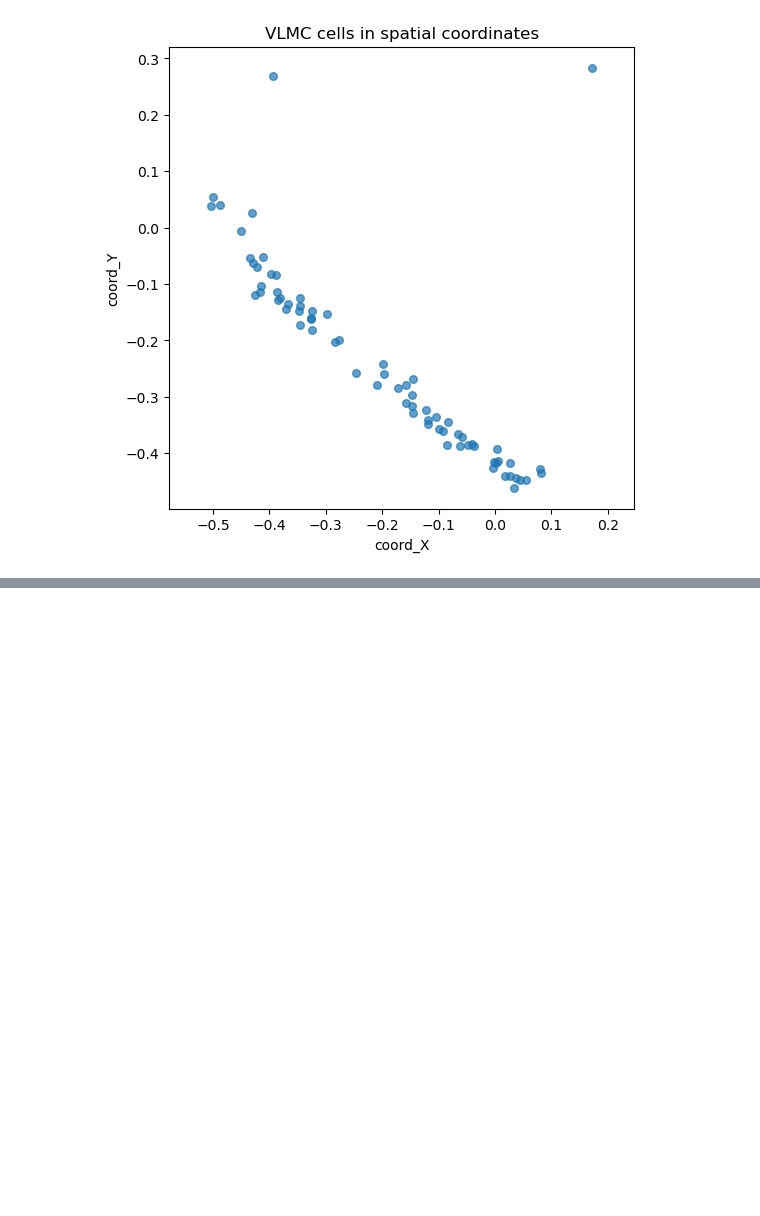
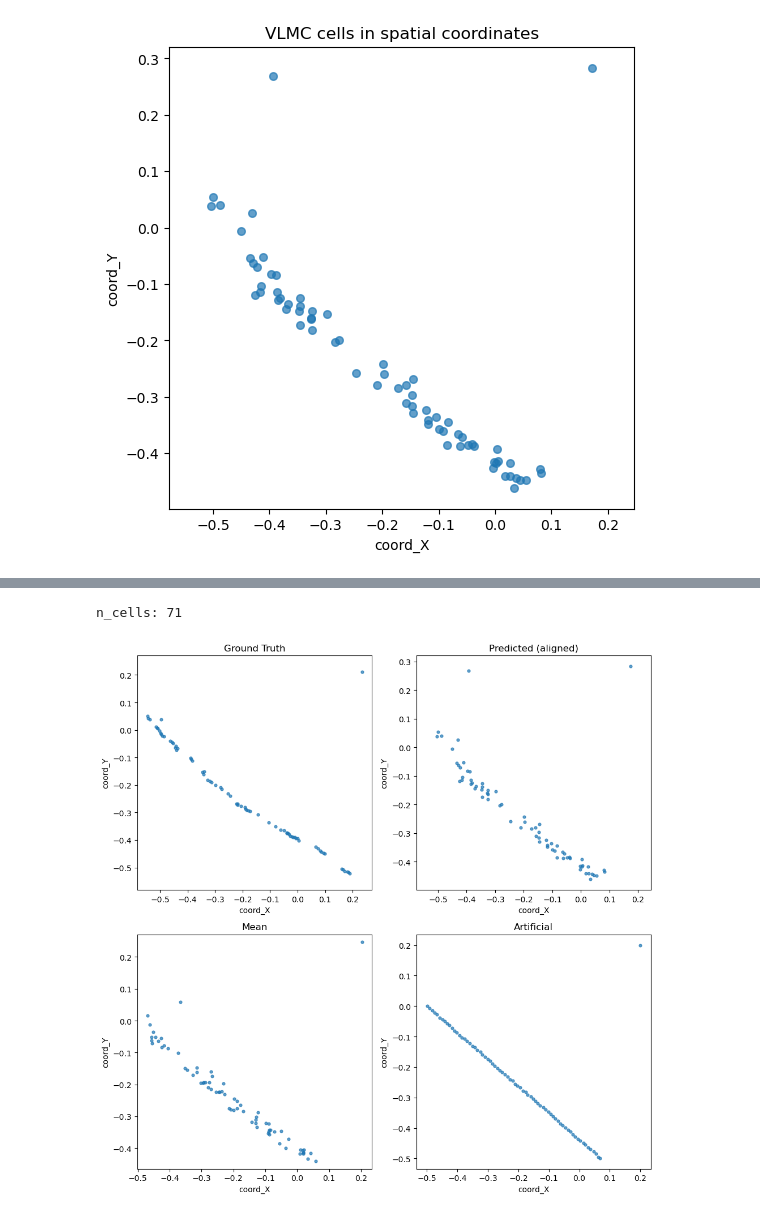
Before and after one commit to abelsalm/Celullar-Tissue-Spatial-Metrics-, a Jupyter notebook: ripleys-k-functions/ripley_tests.ipynb, the cells around one changed output, grey strips where cells are left out. Saved outputs shown, nothing was run; the diff lists cells and outputs as text; code cells hidden in the pictures; blank space fills up the shorter version.

```diff
--- a/ripleys-k-functions/ripley_tests.ipynb
+++ b/ripleys-k-functions/ripley_tests.ipynb
@@ -999,14 +155,0 @@ import ipywidgets as widgets
-# %%
-fig, ax, controls = plot_hks_video(whole_ground_truth_sample, min_time=0.00001, max_time=2, n_points=32, cell_class_value="SMC",
-    coord_cols=("coord_X", "coord_Y"), mode="knn", k=32, radius=0.2, weight="gaussian", scale="log",
-    sigma=1, laplacian="normalized", n_eigs=32, drop_self_loops=True, random_state=0,
-    use_shift_invert=True, solver="auto", dense_solver_max_n=100000, cmap="magma", node_size=48.0,
-    edge_color="#9a9a9a", edge_alpha=0.02, max_edges=100000, figsize=(7.0, 6.0), interval=250,
-    save_path=None, dpi=150, title=None)
-# %%
-fig, ax, controls = plot_hks_video(whole_pred_sample, min_time=0.00001, max_time=2, n_points=32, cell_class_value="SMC",
-    coord_cols=("coord_X", "coord_Y"), mode="knn", k=32, radius=0.2, weight="gaussian", scale="log",
-    sigma=1, laplacian="normalized", n_eigs=32, drop_self_loops=True, random_state=0,
-    use_shift_invert=True, solver="auto", dense_solver_max_n=100000, cmap="magma", node_size=48.0,
-    edge_color="#9a9a9a", edge_alpha=0.02, max_edges=100000, figsize=(7.0, 6.0), interval=250,
-    save_path=None, dpi=150, title=None)
@@ -1014,0 +165,56 @@ VBox(children=(SelectionSlider(continuous_update=False, description='time', layo
+# %%
+# Mean point cloud: per-cell average of GT and aligned prediction
+coords_gt = ground_truth_sample[['coord_X', 'coord_Y']].values
+coords_pred = aligned_pred_sample[['coord_X', 'coord_Y']].values
+
+mean_coords = np.mean([coords_gt, coords_pred], axis=0)
+
+mean_coords_df = pd.DataFrame(mean_coords, columns=['coord_X', 'coord_Y'])
+mean_coords_df['cell_class'] = 'VLMC'
+mean_coords_df['cell_name'] = 'mean_coords'
+mean_coords_df['sample_id'] = 'mean_coords'
+mean_coords_df['cell_section'] = 'mean_coords'
+
+# Artificial point cloud: cells evenly placed on a diagonal + one outlier
+n_cells = len(ground_truth_sample)
+print('n_cells:', n_cells)
+
+start_x, end_x = -0.5, 0.07
+start_y, end_y = 0.0, -0.5
+
+rng = np.random.default_rng(0)
+artificial_coords_x = np.linspace(start_x, end_x, n_cells - 1)
+artificial_coords_y = np.linspace(start_y, end_y, n_cells - 1)
+artificial_coords_x = artificial_coords_x + rng.normal(0, 0.001, n_cells - 1)
+artificial_coords_y = artificial_coords_y + rng.normal(0, 0.001, n_cells - 1)
+artificial_coords_x = np.append(artificial_coords_x, 0.2)
+artificial_coords_y = np.append(artificial_coords_y, 0.2)
+
+artificial_coords_df = pd.DataFrame(artificial_coords_x, columns=['coord_X'])
+artificial_coords_df['coord_Y'] = artificial_coords_y
+artificial_coords_df['cell_class'] = 'VLMC'
+artificial_coords_df['cell_name'] = 'artificial_coords'
+artificial_coords_df['sample_id'] = 'artificial_coords'
+artificial_coords_df['cell_section'] = 'artificial_coords'
+# %% [output]
+n_cells: 71
+# %%
+# Plot the four point distributions side by side
+fig, axes = plt.subplots(2, 2, figsize=(10, 10))
+axes = axes.ravel()
+
+for ax, df_, title in zip(
+    axes,
+    [ground_truth_sample, aligned_pred_sample, mean_coords_df, artificial_coords_df],
+    ['Ground Truth', 'Predicted (aligned)', 'Mean', 'Artificial'],
+):
+    ax.scatter(df_['coord_X'], df_['coord_Y'], s=12, alpha=0.7)
+    ax.set_title(title)
+    ax.set_xlabel('coord_X')
+    ax.set_ylabel('coord_Y')
+    ax.set_aspect('equal', adjustable='datalim')
+
+plt.tight_layout()
+plt.show()
+# %% [output]
+[figure, added]
```
Also changed, not shown: parts of 57 cells of this notebook, 6 other files.
